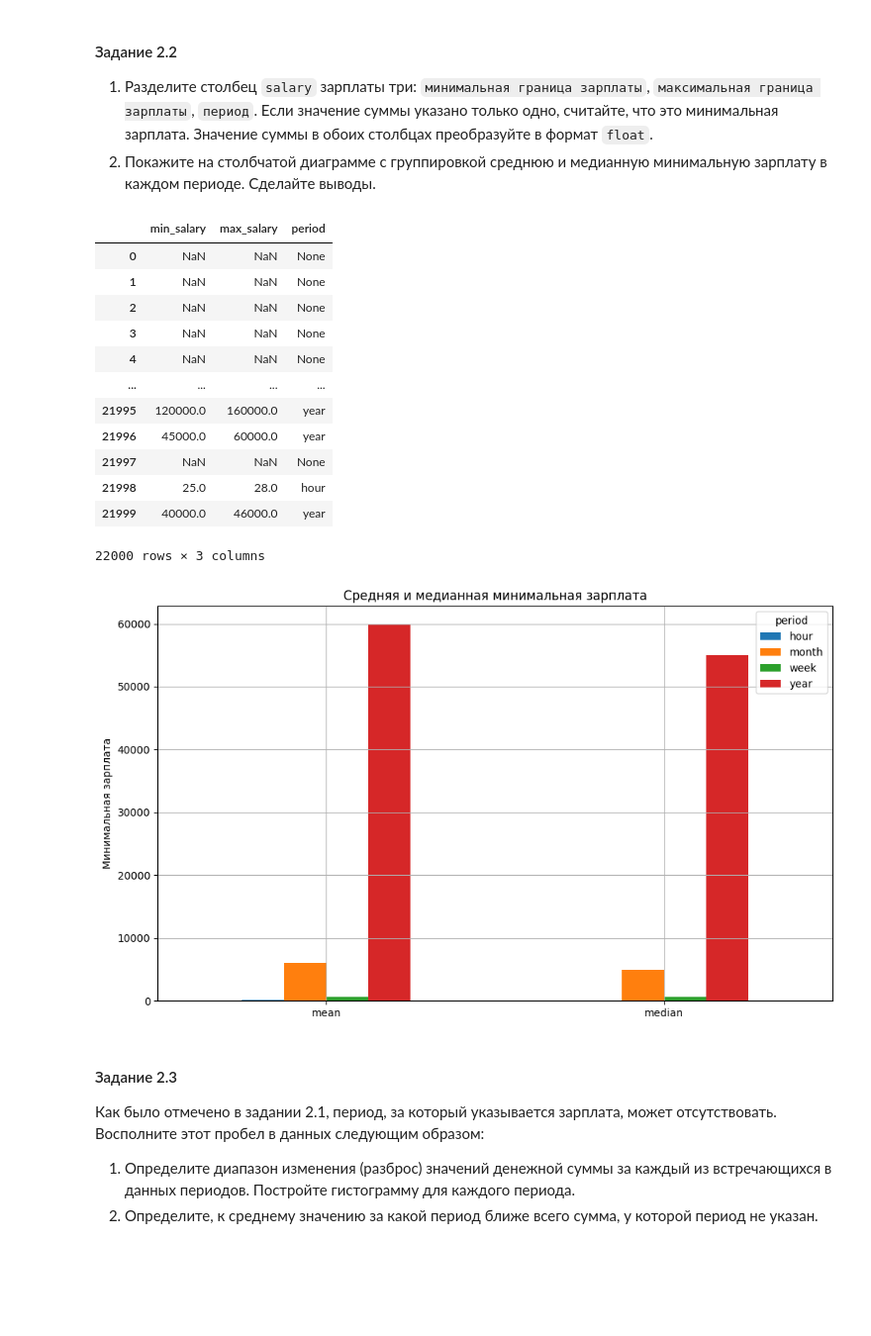
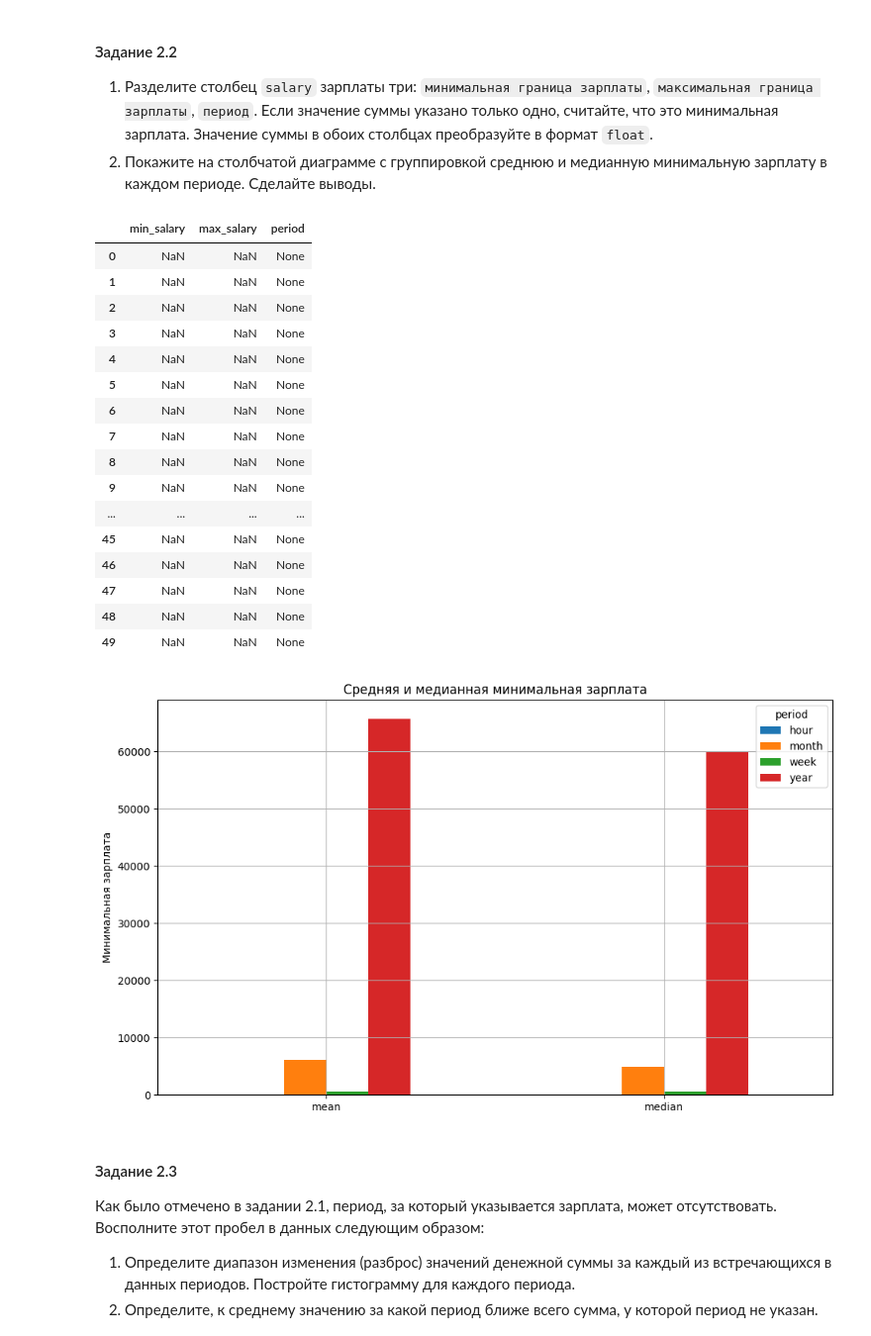
Before and after one commit to AndronIxI/cpp, a Jupyter notebook: labs/Лаба1_МЕВД_Сорокин.ipynb, the cells around one changed output. Shown at 99% size. Drawn from its saved outputs; the diff is of its cells as text; code cells hidden in the pictures; blank space fills up the shorter version.

```diff
--- a/labs/Лаба1_МЕВД_Сорокин.ipynb
+++ b/labs/Лаба1_МЕВД_Сорокин.ipynb
@@ -514,22 +514,22 @@ plt.show()
 # %%
 # пункт 1
 patterns = {
-  'per_hour': r'^\$?\s*(\d+(?:,\d{3})*(?:\.\d+)?)\s*\$?\s*/\s*hour',
+  'per_hour': r'^\$?\s*(\d+(?:\.\d+)?)\s*\$?\s*/\s*hour',
   'per_week': r'^\$?\s*(\d+(?:,\d{3})*(?:\.\d+)?)\s*\$?\s*/\s*week',
   'per_month': r'^\$?\s*(\d+(?:,\d{3})*(?:\.\d+)?)\s*\$?\s*/\s*month',
-  'per_year': r'^\$?\s*(\d+(?:,\d{3})*(?:\.\d+)?)\s*\$?\s*/\s*year',
-  'range_hour': r'^\$?\s*(\d+(?:,\d{3})*(?:\.\d+)?)\s*\$?\s*-\s*\$?\s*(\d+(?:,\d{3})*(?:\.\d+)?)\s*\$?\s*/\s*hour',
+  'per_year': r'^\$?\s*(\d+(?:,\d{3})+(?:\.\d+)?)\s*\$?\s*/\s*year',
+  'range_hour': r'^\$?\s*(\d+(?:\.\d+)?)\s*\$?\s*-\s*\$?\s*(\d+(?:\.\d+)?)\s*\$?\s*/\s*hour',
   'range_week': r'^\$?\s*(\d+(?:,\d{3})*(?:\.\d+)?)\s*\$?\s*-\s*\$?\s*(\d+(?:,\d{3})*(?:\.\d+)?)\s*\$?\s*/\s*week',
   'range_month': r'^\$?\s*(\d+(?:,\d{3})*(?:\.\d+)?)\s*\$?\s*-\s*\$?\s*(\d+(?:,\d{3})*(?:\.\d+)?)\s*\$?\s*/\s*month',
-  'range_year': r'^\$?\s*(\d+(?:,\d{3})*(?:\.\d+)?)\s*\$?\s*-\s*\$?\s*(\d+(?:,\d{3})*(?:\.\d+)?)\s*\$?\s*/\s*year',
-  'per_hour_plus': r'^\$?\s*(\d+(?:,\d{3})*(?:\.\d+)?)\s*\$?\s*\+\s*/\s*hour',
+  'range_year': r'^\$?\s*(\d+(?:,\d{3})+(?:\.\d+)?)\s*\$?\s*-\s*\$?\s*(\d+(?:,\d{3})+(?:\.\d+)?)\s*\$?\s*/\s*year',
+  'per_hour_plus': r'^\$?\s*(\d+(?:\.\d+)?)\s*\$?\s*\+\s*/\s*hour',
   'per_week_plus': r'^\$?\s*(\d+(?:,\d{3})*(?:\.\d+)?)\s*\$?\s*\+\s*/\s*week',
   'per_month_plus': r'^\$?\s*(\d+(?:,\d{3})*(?:\.\d+)?)\s*\$?\s*\+\s*/\s*month',
-  'per_year_plus': r'^\$?\s*(\d+(?:,\d{3})*(?:\.\d+)?)\s*\$?\s*\+\s*/\s*year',
-  'upto_hour': r'^[Uu]p to \$?\s*(\d+(?:,\d{3})*(?:\.\d+)?)\s*\$?\s*/\s*hour',
+  'per_year_plus': r'^\$?\s*(\d+(?:,\d{3})+(?:\.\d+)?)\s*\$?\s*\+\s*/\s*year',
+  'upto_hour': r'^[Uu]p to \$?\s*(\d+(?:\.\d+)?)\s*\$?\s*/\s*hour',
   'upto_week': r'^[Uu]p to \$?\s*(\d+(?:,\d{3})*(?:\.\d+)?)\s*\$?\s*/\s*week',
   'upto_month': r'^[Uu]p to \$?\s*(\d+(?:,\d{3})*(?:\.\d+)?)\s*\$?\s*/\s*month',
-  'upto_year': r'^[Uu]p to \$?\s*(\d+(?:,\d{3})*(?:\.\d+)?)\s*\$?\s*/\s*year',
+  'upto_year': r'^[Uu]p to \$?\s*(\d+(?:,\d{3})+(?:\.\d+)?)\s*\$?\s*/\s*year',
   'single_amount': r'^\$?\s*(\d+(?:,\d{3})*(?:\.\d+)?)\s*\$?',
   'single_range': r'^\$?\s*(\d+(?:,\d{3})*(?:\.\d+)?)\s*\$?\s*-\s*\$?\s*(\d+(?:,\d{3})*(?:\.\d+)?)\s*\$?',
   'single_upto': r'^[Uu]p to \$?\s*(\d+(?:,\d{3})*(?:\.\d+)?)\s*\$?',
@@ -549,52 +549,56 @@ def parse_salary(s):
           nums = match.groups()
           nums = [float(n.replace(',', '')) for n in nums]
           period = None
-          if 'hour' in pattern:
-              period = 'hour'
+          if 'year' in pattern:
+              period = 'year'
+          elif 'month' in pattern:
+              period = 'month'
           elif 'week' in pattern:
               period = 'week'
-          elif 'month' in pattern:
-              period = 'month'
-          elif 'year' in pattern:
-              period = 'year'
+          elif 'hour' in pattern:
+              period = 'hour'
 
           if len(nums) == 2:
               return pd.Series([nums[0], nums[1], period])
           else:
               return pd.Series([nums[0], None, period])
 
   return pd.Series([None, None, None])
 
 sorted_salary = pd.DataFrame()
 sorted_salary[['min_salary', 'max_salary', 'period']] = df['salary'].apply(parse_salary)
-display(sorted_salary)
+display(sorted_salary.head(50))
 
 
 # пункт 2
 salary_stats = sorted_salary.groupby('period')['min_salary'].agg(['mean', 'median']).dropna()
 salary_stats = salary_stats.T
 
 salary_stats.plot(kind='bar', figsize=(10, 6), title='Средняя и медианная минимальная зарплата')
 plt.ylabel('Минимальная зарплата')
 plt.xticks(rotation=0)
 plt.grid(True)
 plt.tight_layout()
 plt.show()
 # %% [output]
 |  | min_salary | max_salary | period |
 | 0 | NaN | NaN | None |
 | 1 | NaN | NaN | None |
 | 2 | NaN | NaN | None |
 | 3 | NaN | NaN | None |
 | 4 | NaN | NaN | None |
+| 5 | NaN | NaN | None |
+| 6 | NaN | NaN | None |
+| 7 | NaN | NaN | None |
+| 8 | NaN | NaN | None |
+| 9 | NaN | NaN | None |
 | ... | ... | ... | ... |
-| 21995 | 120000.0 | 160000.0 | year |
-| 21996 | 45000.0 | 60000.0 | year |
-| 21997 | NaN | NaN | None |
-| 21998 | 25.0 | 28.0 | hour |
-| 21999 | 40000.0 | 46000.0 | year |
+| 45 | NaN | NaN | None |
+| 46 | NaN | NaN | None |
+| 47 | NaN | NaN | None |
+| 48 | NaN | NaN | None |
+| 49 | NaN | NaN | None |
-22000 rows × 3 columns
-[figure, old version]
+[figure, new version]
 # %% [markdown]
 #### Задание 2.3
 
```
Also changed, not shown: parts of 3 cells of this notebook.
